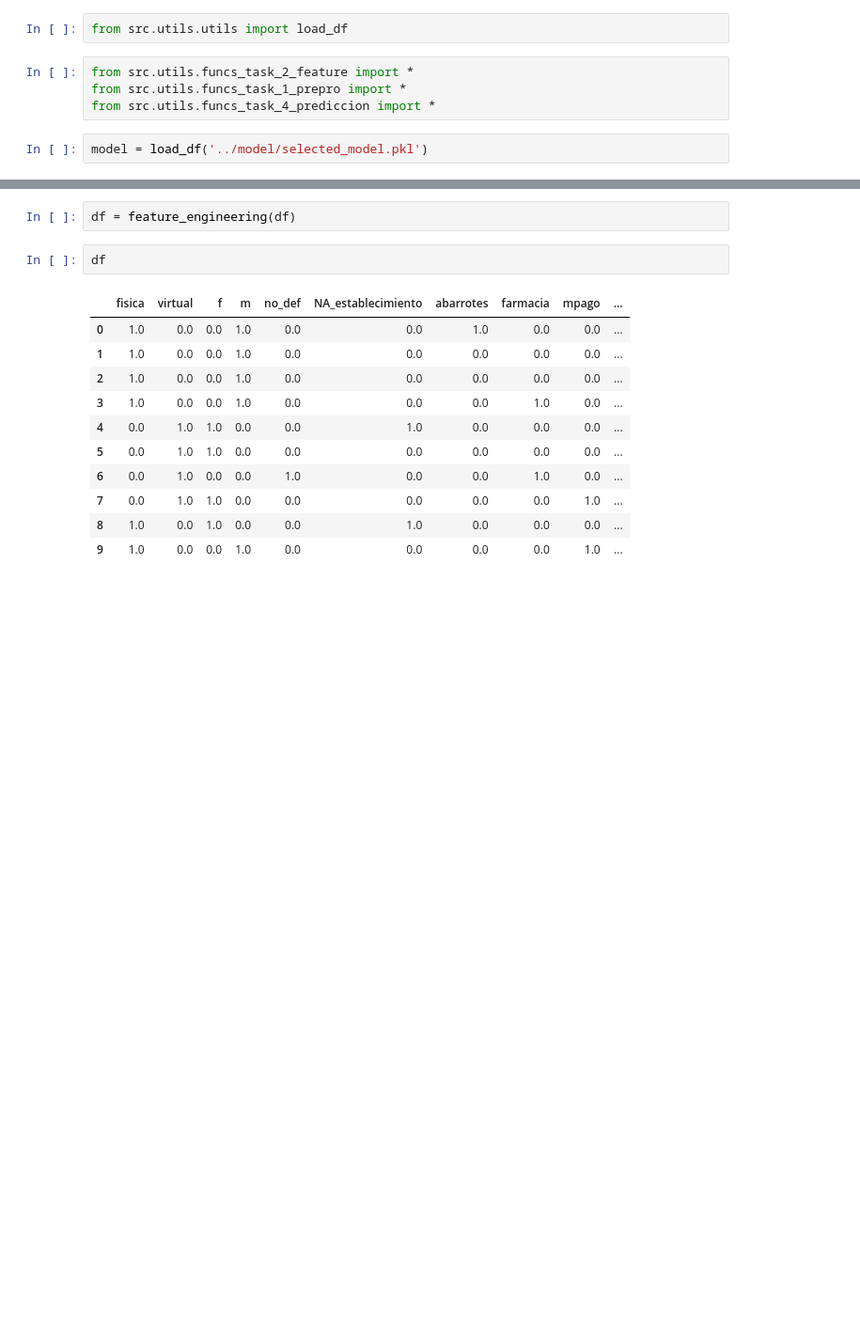
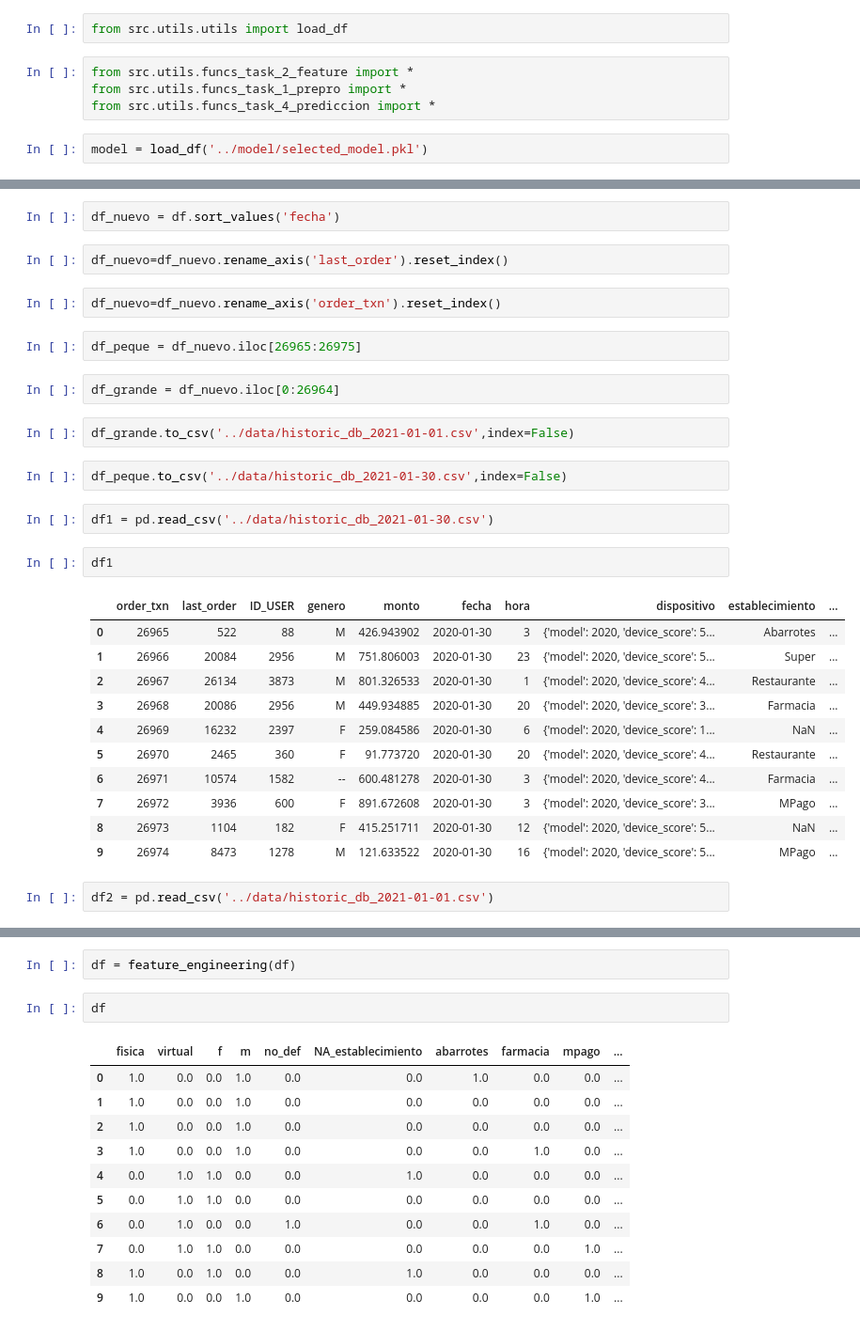
Before and after one commit to ElenaVillano/challenge_rpmx, a Jupyter notebook: notebooks/modelamiento.ipynb, the cells around one changed output, grey strips where cells are left out. Shown at 94% size. Saved outputs shown, nothing was run; the diff lists cells and outputs as text; blank space fills up the shorter version.

```diff
--- a/notebooks/modelamiento.ipynb
+++ b/notebooks/modelamiento.ipynb
@@ -38,0 +41,32 @@ df
+# %%
+df_nuevo = df.sort_values('fecha')
+# %%
+df_nuevo=df_nuevo.rename_axis('last_order').reset_index()
+# %%
+df_nuevo=df_nuevo.rename_axis('order_txn').reset_index()
+# %%
+df_peque = df_nuevo.iloc[26965:26975]
+# %%
+df_grande = df_nuevo.iloc[0:26964]
+# %%
+df_grande.to_csv('../data/historic_db_2021-01-01.csv',index=False)
+# %%
+df_peque.to_csv('../data/historic_db_2021-01-30.csv',index=False)
+# %%
+df1 = pd.read_csv('../data/historic_db_2021-01-30.csv')
+# %%
+df1
+# %% [output]
+|  | order_txn | last_order | ID_USER | genero | monto | fecha | hora | dispositivo | establecimiento | ... |
+| 0 | 26965 | 522 | 88 | M | 426.943902 | 2020-01-30 | 3 | {'model': 2020, 'device_score': 5... | Abarrotes | ... |
+| 1 | 26966 | 20084 | 2956 | M | 751.806003 | 2020-01-30 | 23 | {'model': 2020, 'device_score': 5... | Super | ... |
+| 2 | 26967 | 26134 | 3873 | M | 801.326533 | 2020-01-30 | 1 | {'model': 2020, 'device_score': 4... | Restaurante | ... |
+| 3 | 26968 | 20086 | 2956 | M | 449.934885 | 2020-01-30 | 20 | {'model': 2020, 'device_score': 3... | Farmacia | ... |
+| 4 | 26969 | 16232 | 2397 | F | 259.084586 | 2020-01-30 | 6 | {'model': 2020, 'device_score': 1... | NaN | ... |
+| 5 | 26970 | 2465 | 360 | F | 91.773720 | 2020-01-30 | 20 | {'model': 2020, 'device_score': 4... | Restaurante | ... |
+| 6 | 26971 | 10574 | 1582 | -- | 600.481278 | 2020-01-30 | 3 | {'model': 2020, 'device_score': 4... | Farmacia | ... |
+| 7 | 26972 | 3936 | 600 | F | 891.672608 | 2020-01-30 | 3 | {'model': 2020, 'device_score': 3... | MPago | ... |
+| 8 | 26973 | 1104 | 182 | F | 415.251711 | 2020-01-30 | 12 | {'model': 2020, 'device_score': 5... | NaN | ... |
+| 9 | 26974 | 8473 | 1278 | M | 121.633522 | 2020-01-30 | 16 | {'model': 2020, 'device_score': 5... | MPago | ... |
+# %%
+df2 = pd.read_csv('../data/historic_db_2021-01-01.csv')
```
Also changed, not shown: parts of 6 cells of this notebook, 6 other files.
